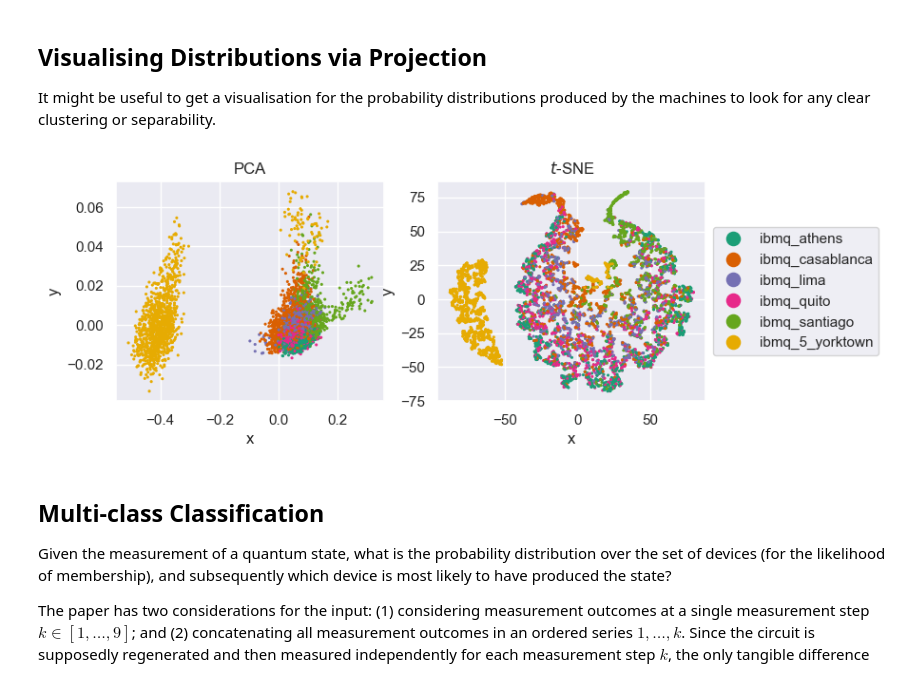
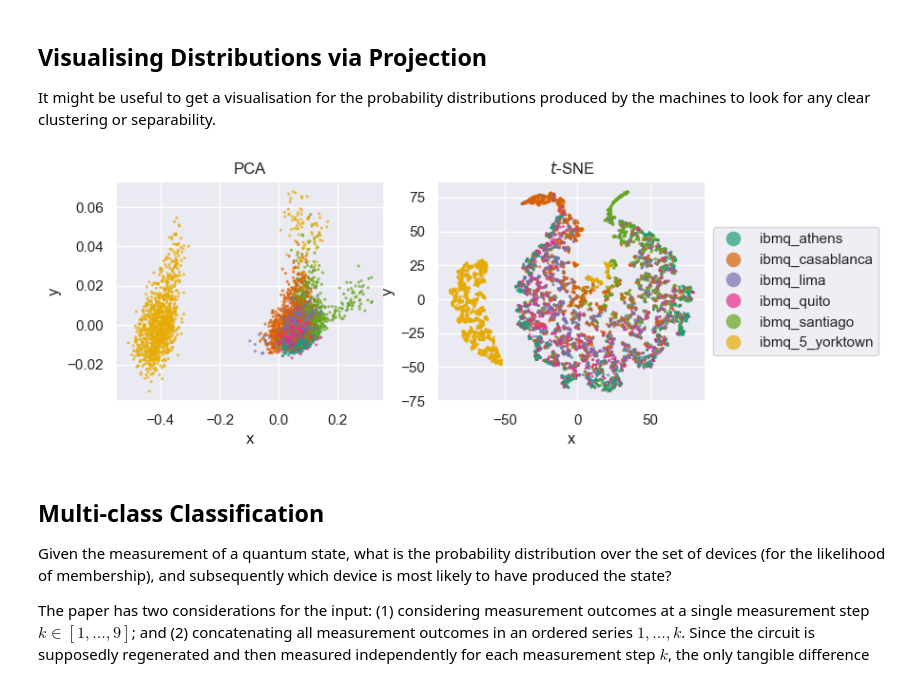
Before and after one commit to BenPrie/quantum-noise-ml, a Jupyter notebook: fingerprint-classifcation.ipynb, the cells around one changed output. Saved outputs shown, nothing was run; the diff lists cells and outputs as text; code cells hidden in the pictures.

Commit message:
Tweaks to visuals

```diff
--- a/fingerprint-classifcation.ipynb
+++ b/fingerprint-classifcation.ipynb
@@ -246,22 +246,23 @@ umap_data['Machine'].replace({i : machine for i, machine in enumerate(machines)}
 # %%
 # Scatter plot the distributions in the reduced space (hue on machine).
 fig, (ax1, ax2) = plt.subplots(1, 2, figsize=(8, 3))
 palette = 'Dark2'
 size = 5
-sns.scatterplot(data=pca_data, x='x', y='y', hue='Machine', ax=ax1, s=size, linewidth=0, palette=palette)
-sns.scatterplot(data=tsne_data, x='x', y='y', hue='Machine', ax=ax2, s=size, linewidth=0, palette=palette)
+alpha = .7
+sns.scatterplot(data=pca_data, x='x', y='y', hue='Machine', ax=ax1, s=size, linewidth=0, alpha=alpha, palette=palette)
+sns.scatterplot(data=tsne_data, x='x', y='y', hue='Machine', ax=ax2, s=size, linewidth=0, alpha=alpha, palette=palette)
 
 # Beautification.
 ax1.set_title('PCA')
 ax2.set_title('$t$-SNE')
 
 ax1.get_legend().remove()
 legend = ax2.legend(loc='center left', bbox_to_anchor=(1, 0.5), markerscale=5)
 legend._legend_box.align = "left"
 
-plt.savefig('./figures/martina-data-visualisation.pdf', bbox_inches='tight')
+#plt.savefig('./figures/martina-data-visualisation.pdf', bbox_inches='tight')
 # %% [output]
-[figure, old version]
+[figure, new version]
 # %% [markdown]
 ## Multi-class Classification
 
```
